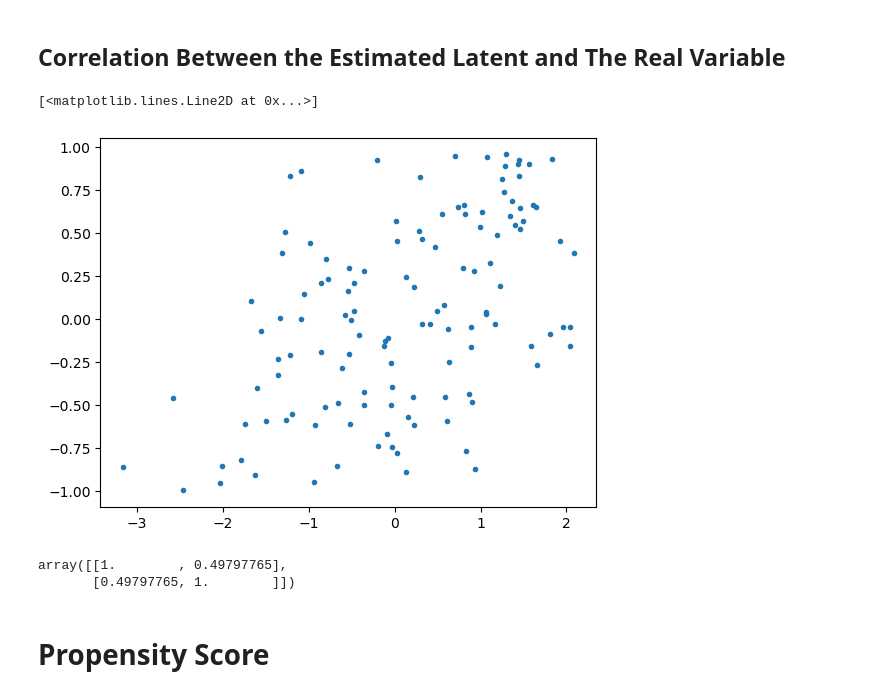
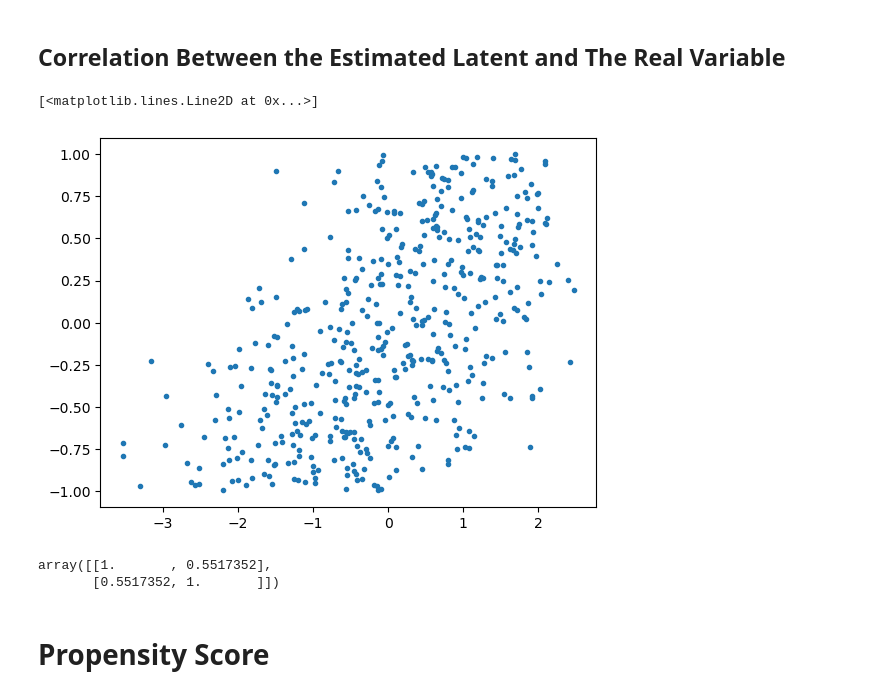
Before and after one commit to Ali-Setareh/SeqGPLVM_FEMSM, a Jupyter notebook: notebooks/model_inspection.ipynb, the cells around one changed output. Drawn from its saved outputs; the diff is of its cells as text; code cells hidden in the pictures.

```diff
--- a/notebooks/model_inspection.ipynb
+++ b/notebooks/model_inspection.ipynb
@@ -41,7 +41,7 @@ SyntaxError: invalid syntax (1687124927.py, line 1)
 from dgps import get_simulator
 from utils.pathing import as_path
 
-model_name = "seqgplvm_val"
+model_name = "seqgplvm"
 device = "cuda"
 tid = 9
 #train_id = df_idx.train_id.unique()[tid]
@@ -177,22 +175,22 @@ id_col = "patient_id"  # or "patient_id"
 
 uniq_ids = df[id_col].unique()
 id2row = {pid: i for i, pid in enumerate(uniq_ids)}
-train_ids_kept = [pid for pid in val_split if pid in id2row]     # X_train's row order
+train_ids_kept = [pid for pid in train_split if pid in id2row]     # X_train's row order
 row_of = {pid: i for i, pid in enumerate(train_ids_kept)}         # pid -> row index in X_train
 
 df_train = df[df[id_col].isin(train_ids_kept)].copy()
 df_train["train_row"] = df_train[id_col].map(row_of)
 df_train = df_train.sort_values(["train_row", "t"])          # now blocks match X_train rows
 # %%
-plt.plot(param_hist["Z_val.q_mu"][-1].squeeze(), df_train.drop_duplicates(subset=["patient_id"]).alpha.to_numpy(), ".")
+plt.plot(param_hist["Z.q_mu"][-1].squeeze(), df_train.drop_duplicates(subset=["patient_id"]).alpha.to_numpy(), ".")
 # %% [output]
 [<matplotlib.lines.Line2D at 0x...>]
-[figure, old version]
+[figure, new version]
 # %%
-np.corrcoef(param_hist["Z_val.q_mu"][-1].squeeze(), df_train.drop_duplicates(subset=["patient_id"]).alpha.to_numpy())
+np.corrcoef(param_hist["Z.q_mu"][-1].squeeze(), df_train.drop_duplicates(subset=["patient_id"]).alpha.to_numpy())
 # %% [output]
-array([[1.        , 0.49797765],
-       [0.49797765, 1.        ]])
+array([[1.       , 0.5517352],
+       [0.5517352, 1.       ]])
 # %% [markdown]
 # Propensity Score
 # %%
```
Also changed, not shown: parts of 13 cells of this notebook, 7 other files.
